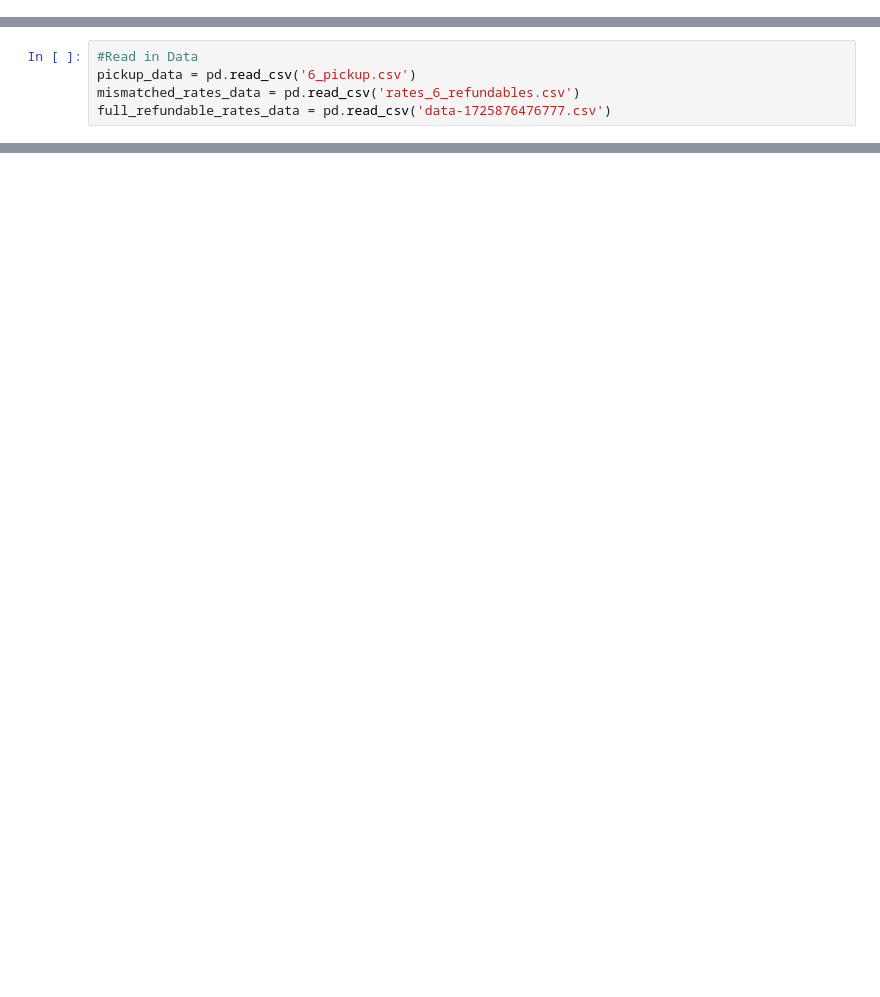
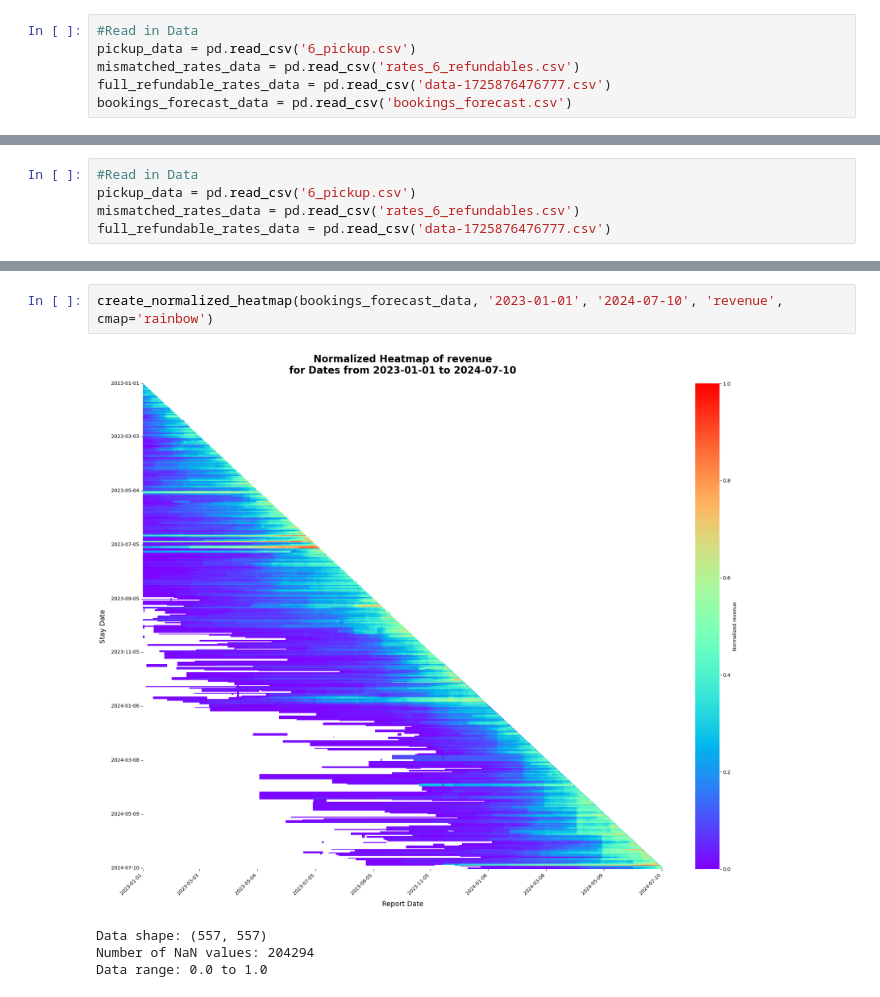
Before and after one commit to Fractal14/hotelcloud, a Jupyter notebook: heatmaps.ipynb, the cells around one changed output, grey strips where cells are left out. Drawn from its saved outputs; the diff is of its cells as text; blank space fills up the shorter version.

```diff
--- a/heatmaps.ipynb
+++ b/heatmaps.ipynb
@@ -5,3 +5,9 @@ import matplotlib.pyplot as plt
 import streamlit as st
 from io import StringIO
 import numpy as np
+# %%
+#Read in Data
+pickup_data = pd.read_csv('6_pickup.csv')
+mismatched_rates_data = pd.read_csv('rates_6_refundables.csv')
+full_refundable_rates_data = pd.read_csv('data-1725876476777.csv')
+bookings_forecast_data = pd.read_csv('bookings_forecast.csv')
@@ -112,3 +113,10 @@ create_normalized_heatmap(pickup_data, '2023-01-01', '2024-07-10', 'total_rooms'
 Data shape: (557, 557)
 Number of NaN values: 203991
 Data range: 0.0 to 1.0
+# %%
+create_normalized_heatmap(bookings_forecast_data, '2023-01-01', '2024-07-10', 'revenue', cmap='rainbow')
+# %% [output]
+[figure, added]
+Data shape: (557, 557)
+Number of NaN values: 204294
+Data range: 0.0 to 1.0
```
Also changed, not shown: parts of 5 cells of this notebook, 2 other files.
